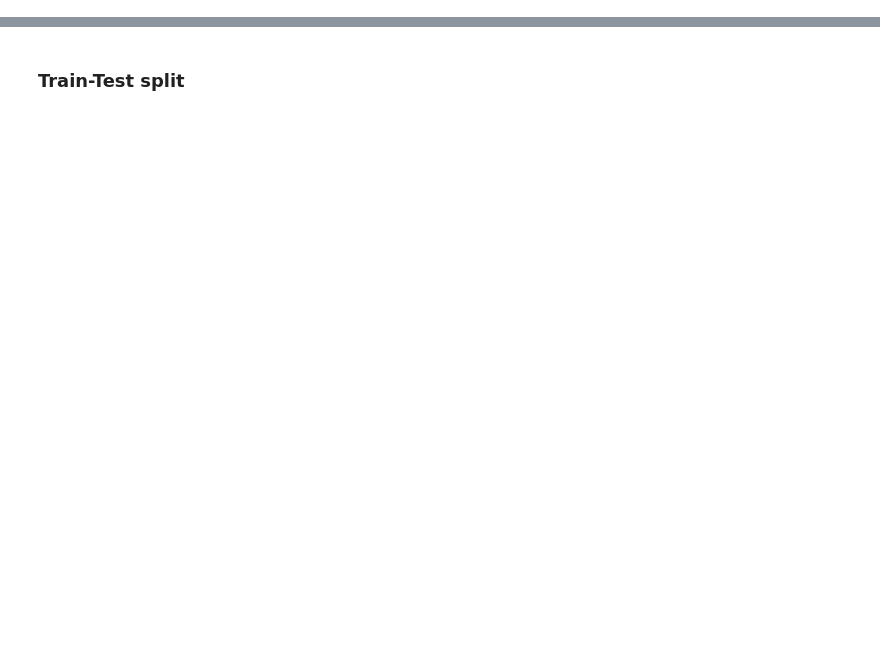
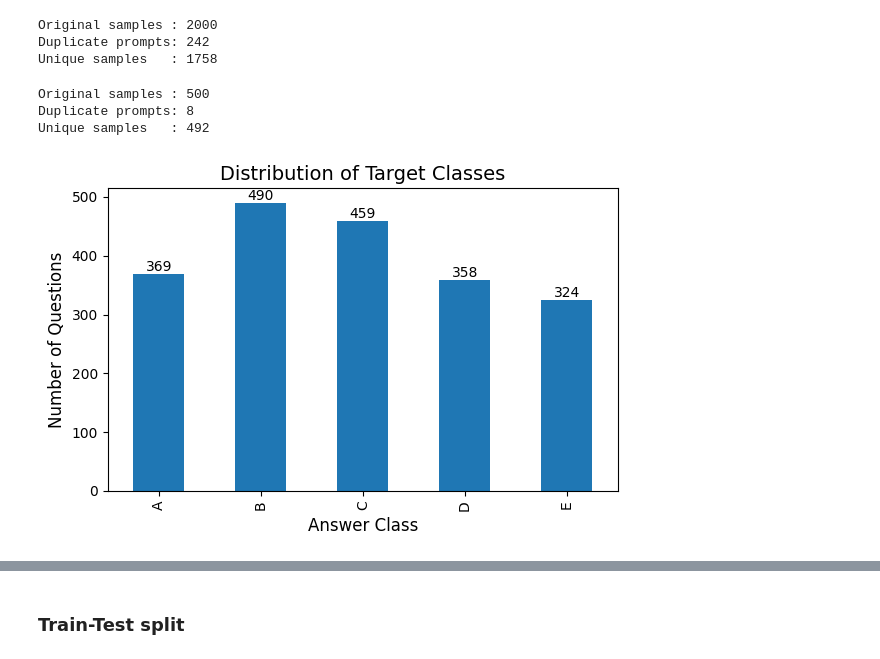
Before and after one commit to Sharan0078/dl-genai-project-26-t1, a Jupyter notebook: DL-24f3004935-notebook-t22026.ipynb, the cells around one changed output, grey strips where cells are left out. Saved outputs shown, nothing was run; the diff lists cells and outputs as text; code cells hidden in the pictures; blank space fills up the shorter version.

```diff
--- a/DL-24f3004935-notebook-t22026.ipynb
+++ b/DL-24f3004935-notebook-t22026.ipynb
@@ -101,0 +145,44 @@ Train.head()
+# %%
+print("Original samples :", len(Train))
+print("Duplicate prompts:", Train.duplicated(subset=["prompt"]).sum())
+print("Unique samples   :", len(Train.drop_duplicates(subset=["prompt"])))
+# %% [output]
+Original samples : 2000
+Duplicate prompts: 242
+Unique samples   : 1758
+# %%
+print("Original samples :", len(test))
+print("Duplicate prompts:", test.duplicated(subset=["prompt"]).sum())
+print("Unique samples   :", len(test.drop_duplicates(subset=["prompt"])))
+# %% [output]
+Original samples : 500
+Duplicate prompts: 8
+Unique samples   : 492
+# %%
+import matplotlib.pyplot as plt
+
+counts = Train["answer"].value_counts().sort_index()
+
+ax = counts.plot(
+    kind="bar",
+    figsize=(6, 4)
+)
+
+plt.title("Distribution of Target Classes", fontsize=14)
+plt.xlabel("Answer Class", fontsize=12)
+plt.ylabel("Number of Questions", fontsize=12)
+
+# Add values above each bar
+for i, value in enumerate(counts):
+    ax.text(
+        i,
+        value + 5,
+        str(value),
+        ha="center",
+        fontsize=10
+    )
+
+plt.tight_layout()
+plt.show()
+# %% [output]
+[figure, added]
```
Also changed, not shown: parts of 46 cells of this notebook.
